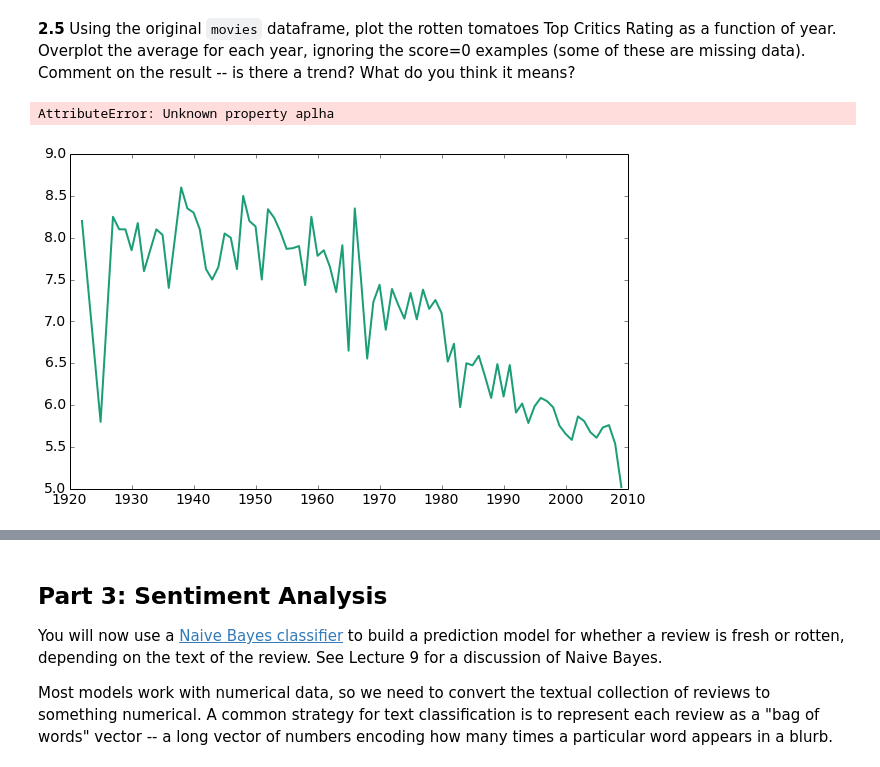
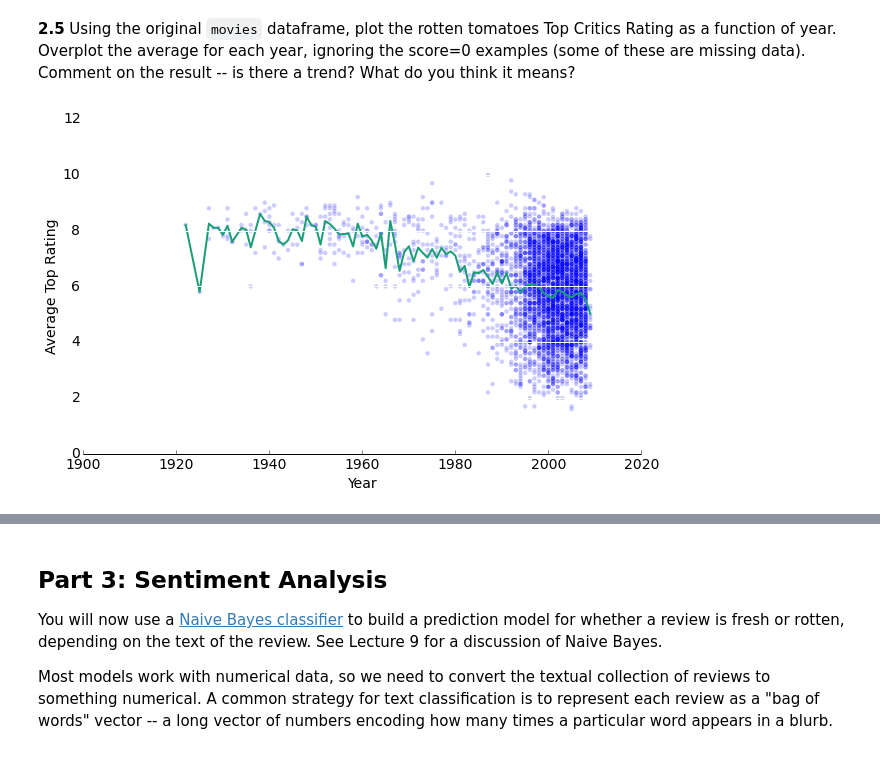
Before and after one commit to jingw01/CS109, a Jupyter notebook: HW3-Copy0.ipynb, the cells around one changed output, grey strips where cells are left out. Drawn from its saved outputs; the diff is of its cells as text; code cells hidden in the pictures.

```diff
--- a/HW3-Copy0.ipynb
+++ b/HW3-Copy0.ipynb
@@ -422,14 +422,13 @@ Using the original `movies` dataframe, plot the rotten tomatoes Top Critics Rati
 # %%
 #Your code here
 sub=movies[['year','rtTopCriticsRating']]
 sub['rtTopCriticsRating']=[float(n) if n!="\N" else 0 for n in sub.rtTopCriticsRating]
 sub2=sub[sub.rtTopCriticsRating>0]
 mean=sub2.groupby('year').rtTopCriticsRating.mean()
 plt.plot(mean.keys(),mean)
-plt.scatter(sub2.year,sub2.rtTopCriticsRating,aplha=0.2)
+plt.scatter(sub2.year,sub2.rtTopCriticsRating,alpha=0.2)
 plt.xlabel("Year")
 plt.ylabel("Average Top Rating")
 histogram_style()
 # %% [output]
-AttributeError: Unknown property aplha
-[figure, old version]
+[figure, new version]
```
Also changed, not shown: parts of 3 cells of this notebook, 1 other file.
